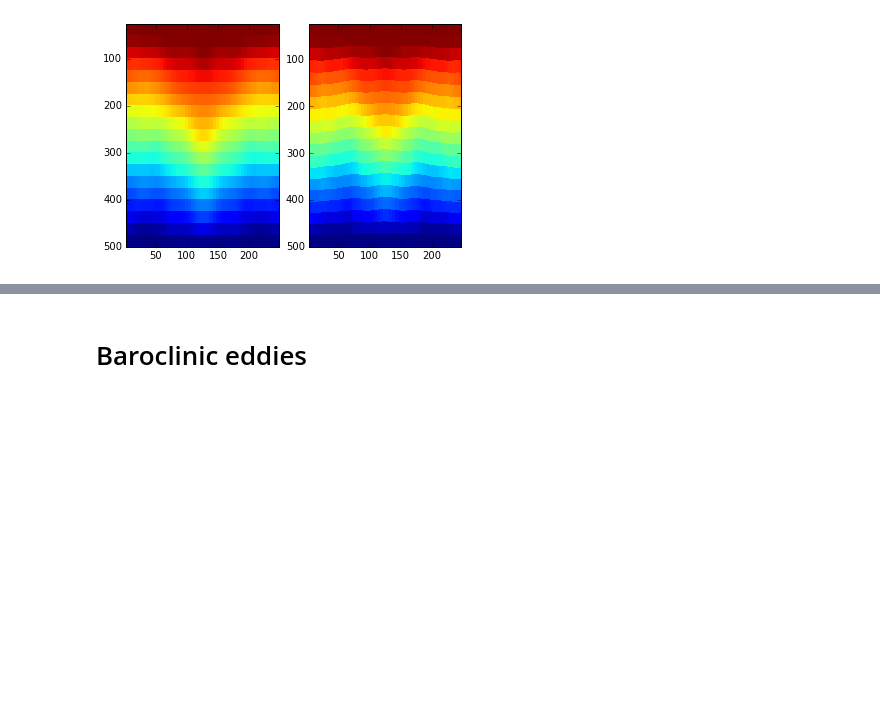
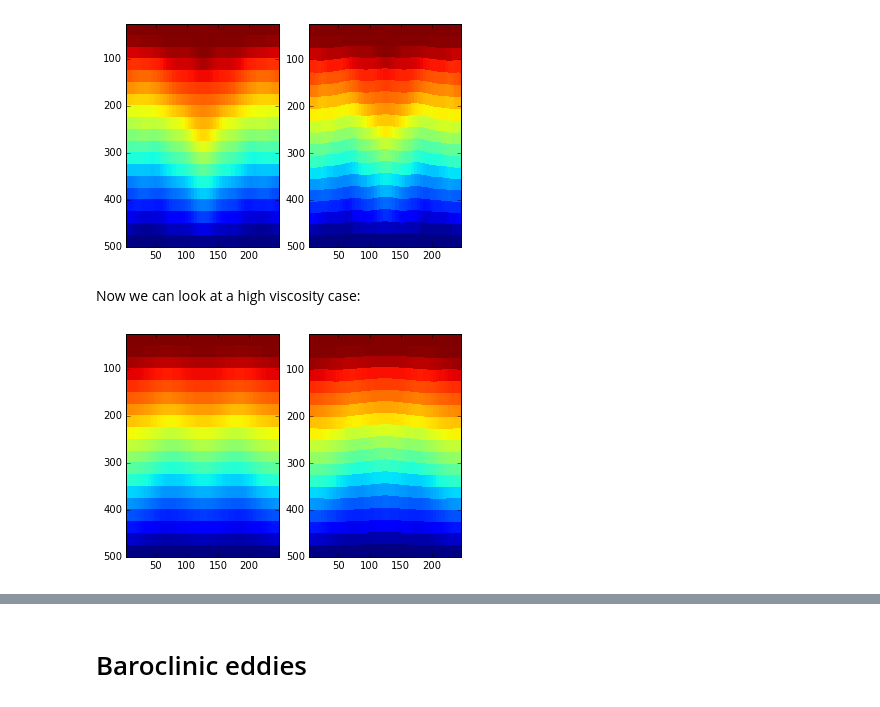
Before and after one commit to angus-g/mom6-spurious, a Jupyter notebook: analysis/Preliminary Analysis.ipynb, the cells around one changed output, grey strips where cells are left out. Drawn from its saved outputs; the diff is of its cells as text; code cells hidden in the pictures; blank space fills up the shorter version.

```diff
--- a/analysis/Preliminary Analysis.ipynb
+++ b/analysis/Preliminary Analysis.ipynb
@@ -216,3 +200,23 @@ plt.axis('tight')
 plt.gca().invert_yaxis()
 # %% [output]
 [figure]
+# %% [markdown]
+Now we can look at a high viscosity case:
+# %%
+dz = xr.open_dataset(os.path.join(basedir_waves, 'internal_waves_KH150/prog.nc'))
+dt = xr.open_dataset(os.path.join(basedir_waves, 'internal_waves_T1h_KH150/prog.nc'))
+
+fz = dz.isel(Time=-1).mean('yh')
+ft = dt.isel(Time=-1).mean('yh')
+
+plt.subplot(121)
+plt.pcolor(fz.xh, np.cumsum(fz.h_postale, axis=0), fz.T_postale)
+plt.axis('tight')
+plt.gca().invert_yaxis()
+
+plt.subplot(122)
+plt.pcolor(ft.xh, np.cumsum(ft.h_postale, axis=0), ft.T_postale)
+plt.axis('tight')
+plt.gca().invert_yaxis()
+# %% [output]
+[figure, added]
```
Also changed, not shown: parts of 11 cells of this notebook.
